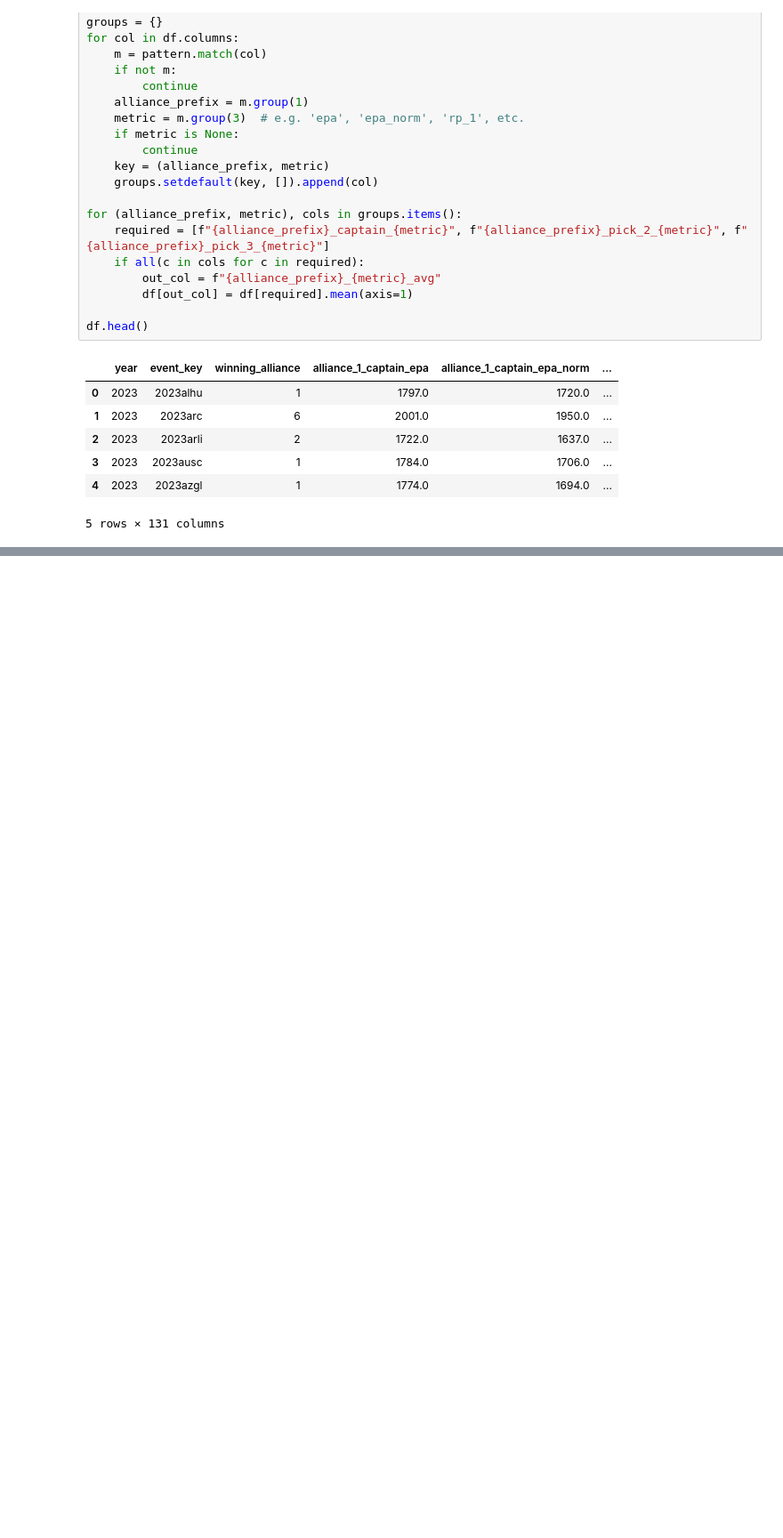
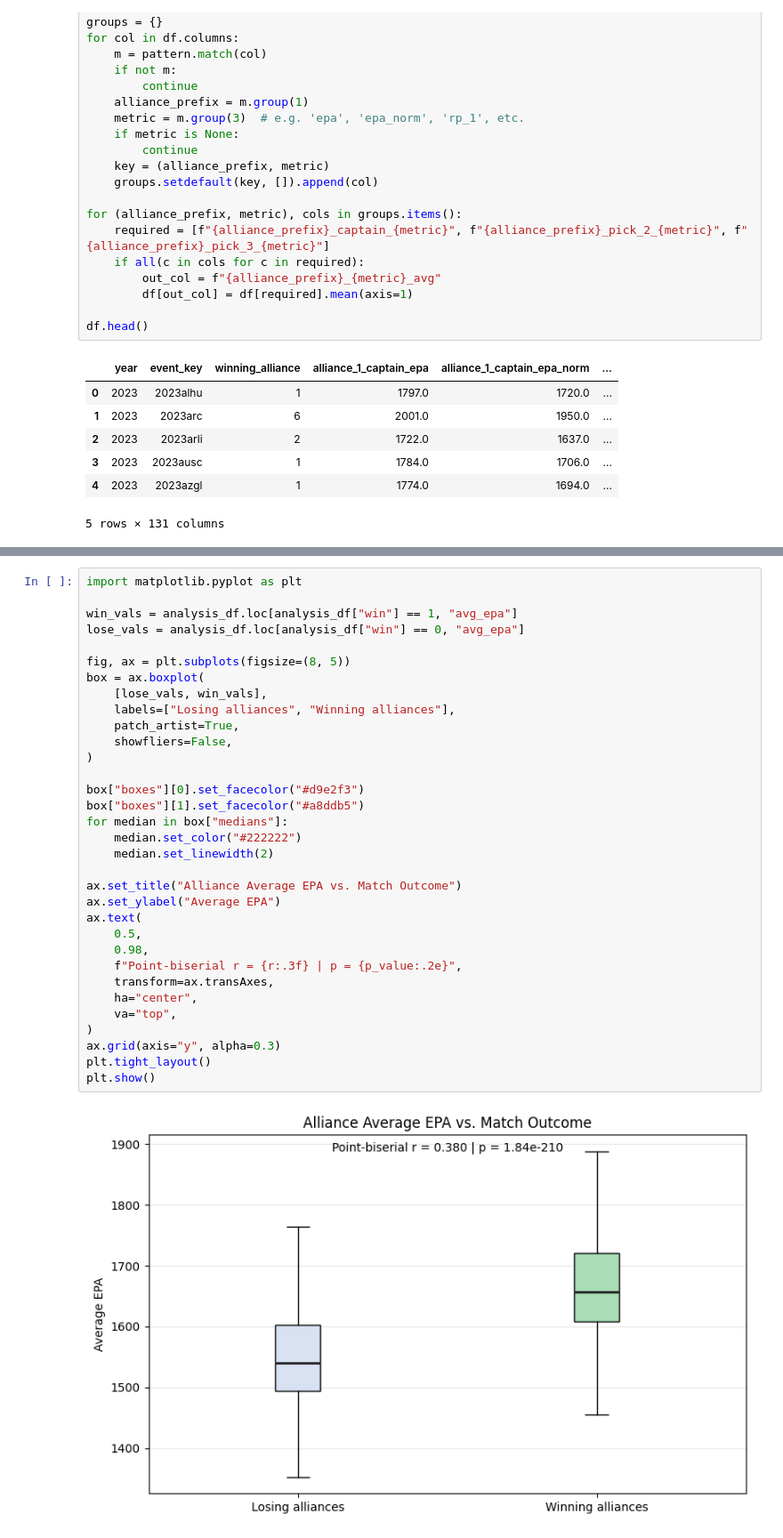
Before and after one commit to samfreund/CS2621-term-project, a Jupyter notebook: notebook.ipynb, the cells around one changed output, grey strips where cells are left out. Shown at 89% size. Drawn from its saved outputs; the diff is of its cells as text; blank space fills up the shorter version.

Commit message:
do analysis

```diff
--- a/notebook.ipynb
+++ b/notebook.ipynb
@@ -52,0 +91,35 @@ df.head()
+# %%
+import matplotlib.pyplot as plt
+
+win_vals = analysis_df.loc[analysis_df["win"] == 1, "avg_epa"]
+lose_vals = analysis_df.loc[analysis_df["win"] == 0, "avg_epa"]
+
+fig, ax = plt.subplots(figsize=(8, 5))
+box = ax.boxplot(
+    [lose_vals, win_vals],
+    labels=["Losing alliances", "Winning alliances"],
+    patch_artist=True,
+    showfliers=False,
+)
+
+box["boxes"][0].set_facecolor("#d9e2f3")
+box["boxes"][1].set_facecolor("#a8ddb5")
+for median in box["medians"]:
+    median.set_color("#222222")
+    median.set_linewidth(2)
+
+ax.set_title("Alliance Average EPA vs. Match Outcome")
+ax.set_ylabel("Average EPA")
+ax.text(
+    0.5,
+    0.98,
+    f"Point-biserial r = {r:.3f} | p = {p_value:.2e}",
+    transform=ax.transAxes,
+    ha="center",
+    va="top",
+)
+ax.grid(axis="y", alpha=0.3)
+plt.tight_layout()
+plt.show()
+# %% [output]
+[figure, added]
```
Also changed, not shown: parts of 1 cell of this notebook.
